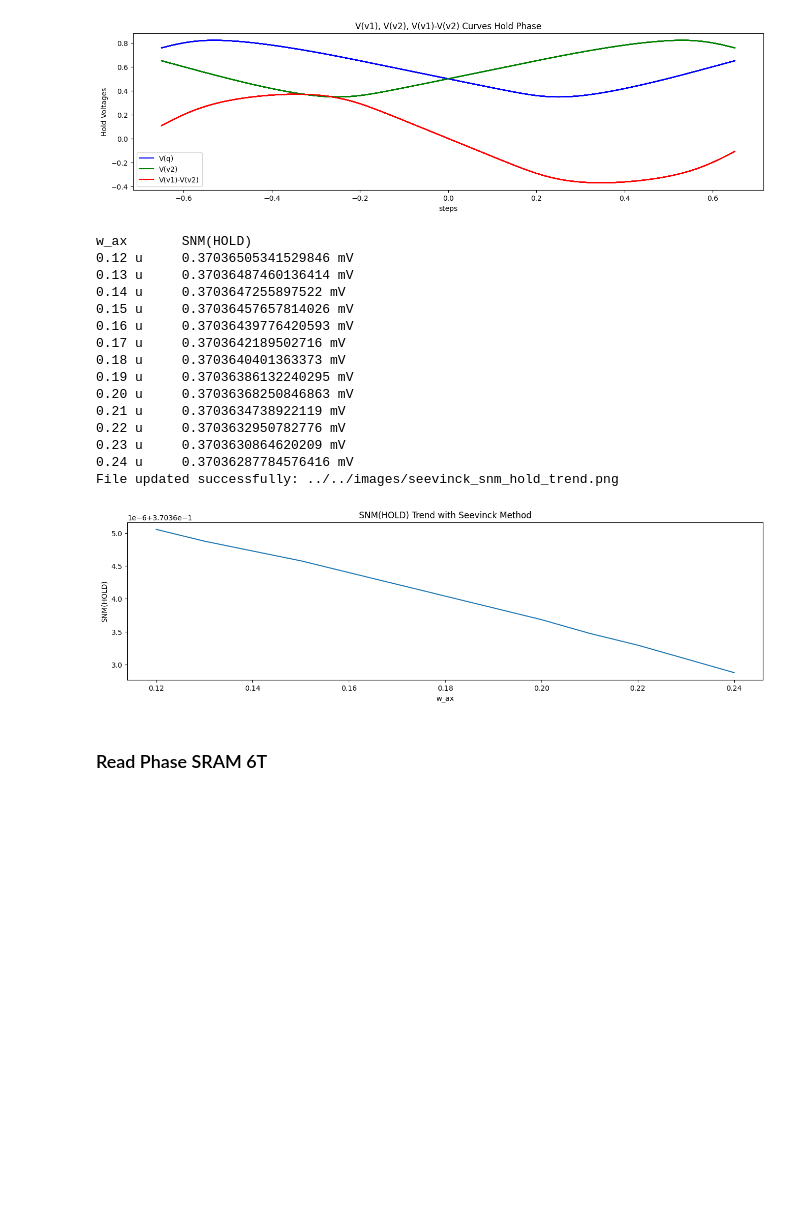
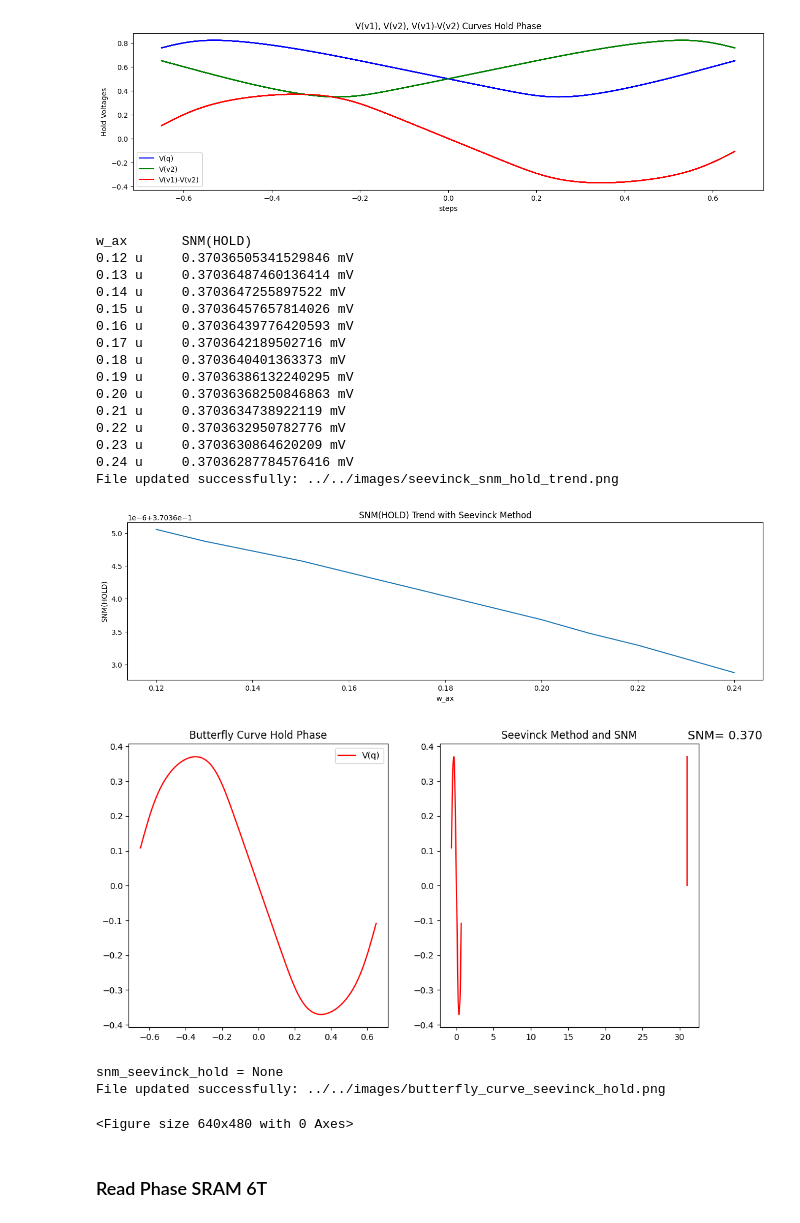
Before and after one commit to gubbriaco/sram-analysis, a Jupyter notebook: python/drv-analysis/drv_analysis.ipynb, the cells around one changed output. Cells and saved outputs as stored; diff of their text form; code cells hidden in the pictures; blank space fills up the shorter version.

```diff
--- a/python/drv-analysis/drv_analysis.ipynb
+++ b/python/drv-analysis/drv_analysis.ipynb
@@ -278,6 +294,7 @@ plt.figure(figsize=(16, 4))
 v1 = []
 v2 = []
 v1_minus_v2 = []
+x_seevinck_hold = []
 for step in range(len(steps)):
     v1_curr_value = v_1_seevinck_hold.get_wave(step)
     v1.append(v1_curr_value)
@@ -285,9 +302,11 @@ for step in range(len(steps)):
     v2.append(v2_curr_value)
     v1_minus_v2_curr_value = v1_curr_value - v2_curr_value
     v1_minus_v2.append(v1_minus_v2_curr_value)
-    plt.plot(vsweep_seevinck_hold.get_wave(step), v1_curr_value, label=steps[step], color='blue')
-    plt.plot(vsweep_seevinck_hold.get_wave(step), v2_curr_value, label=steps[step], color='green')
-    plt.plot(vsweep_seevinck_hold.get_wave(step), v1_minus_v2_curr_value, label=steps[step], color='red')
+    x_seevinck_hold_curr_value = vsweep_seevinck_hold.get_wave(step)
+    x_seevinck_hold.append(x_seevinck_hold_curr_value)
+    plt.plot(x_seevinck_hold_curr_value, v1_curr_value, label=steps[step], color='blue')
+    plt.plot(x_seevinck_hold_curr_value, v2_curr_value, label=steps[step], color='green')
+    plt.plot(x_seevinck_hold_curr_value, v1_minus_v2_curr_value, label=steps[step], color='red')
 plt.title("V(v1), V(v2), V(v1)-V(v2) Curves Hold Phase")
 plt.xlabel("steps"); plt.ylabel("Hold Voltages")
 plt.legend(["V(q)", "V(v2)", "V(v1)-V(v2)"])
@@ -322,33 +341,56 @@ for i_array, v1_minus_v2_array in enumerate(v1_minus_v2):
     w_ax_seevinck_i_value = w_ax_seevinck_i_value + w_ax_step_seevinck
     formatted_w_ax_seevinck = "{:.2f}".format(w_ax_seevinck_curr_value)
     snm_hold_curr = max(v1_minus_v2_curr_array)
     snm_hold_seevinck.append(snm_hold_curr)
     print("{:<10} {:<30}".format(f'{formatted_w_ax_seevinck} u', f'{snm_hold_curr} mV'))
 
 plt.plot(w_ax_hold_seevinck, snm_hold_seevinck)
 plt.title("SNM(HOLD) Trend with Seevinck Method")
 plt.xlabel("w_ax"); plt.ylabel("SNM(HOLD)")
 seevinck_snm_hold_trend_path_image = os.path.join(images, "seevinck_snm_hold_trend.png")
 check_output_image(seevinck_snm_hold_trend_path_image)
 plt.savefig(seevinck_snm_hold_trend_path_image)
 plt.show()
+
+
+fig, axs = plt.subplots(1, 2, figsize=(12, 6))
+w_ax_pick_pos_seevinck_hold = 0
+vq_seevinck_hold = v1
+vqneg_seevinck_hold = v2
+vq_vqneg_seevinck_hold = vq_seevinck_hold[w_ax_pick_pos_seevinck_hold] - vqneg_seevinck_hold[w_ax_pick_pos_seevinck_hold]
+axs[0].plot(x_seevinck_hold[w_ax_pick_pos_seevinck_hold], vq_vqneg_seevinck_hold, color='red')
+axs[0].set_title("Butterfly Curve Hold Phase")
+axs[0].legend(["V(q)", "V(q_neg)"])
+
+
+snm_seevinck_hold = seevinck_processing(x_v1_minus_v2=x_seevinck_hold[w_ax_pick_pos_seevinck_hold], v1_minus_v2=vq_vqneg_seevinck_hold, ax=axs[1])
+print(f'snm_seevinck_hold = {snm_seevinck_hold}')
+
+butterfly_curve_seevinck_hold_path_image = os.path.join(images, "butterfly_curve_seevinck_hold.png")
+check_output_image(butterfly_curve_seevinck_hold_path_image)
+plt.savefig(butterfly_curve_seevinck_hold_path_image)
+plt.show()
 # %% [output]
 w_ax       SNM(HOLD)
 0.12 u     0.37036505341529846 mV
 0.13 u     0.37036487460136414 mV
 0.14 u     0.3703647255897522 mV
 0.15 u     0.37036457657814026 mV
 0.16 u     0.37036439776420593 mV
 0.17 u     0.3703642189502716 mV
 0.18 u     0.3703640401363373 mV
 0.19 u     0.37036386132240295 mV
 0.20 u     0.37036368250846863 mV
 0.21 u     0.3703634738922119 mV
 0.22 u     0.3703632950782776 mV
 0.23 u     0.3703630864620209 mV
 0.24 u     0.37036287784576416 mV
 File updated successfully: ../../images/seevinck_snm_hold_trend.png
 [figure]
+[figure, added]
+snm_seevinck_hold = None
+File updated successfully: ../../images/butterfly_curve_seevinck_hold.png
+<Figure size 640x480 with 0 Axes>
 # %% [markdown]
 <h3>Read Phase SRAM 6T</h3>
 # %%
```
Also changed, not shown: parts of 3 cells of this notebook, 11 other files.
